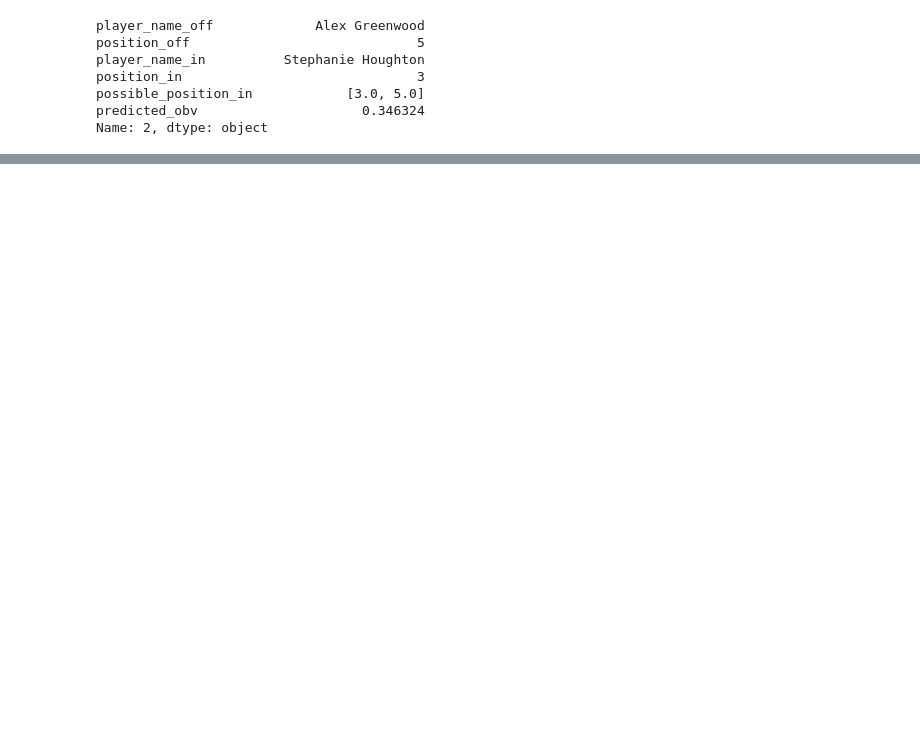
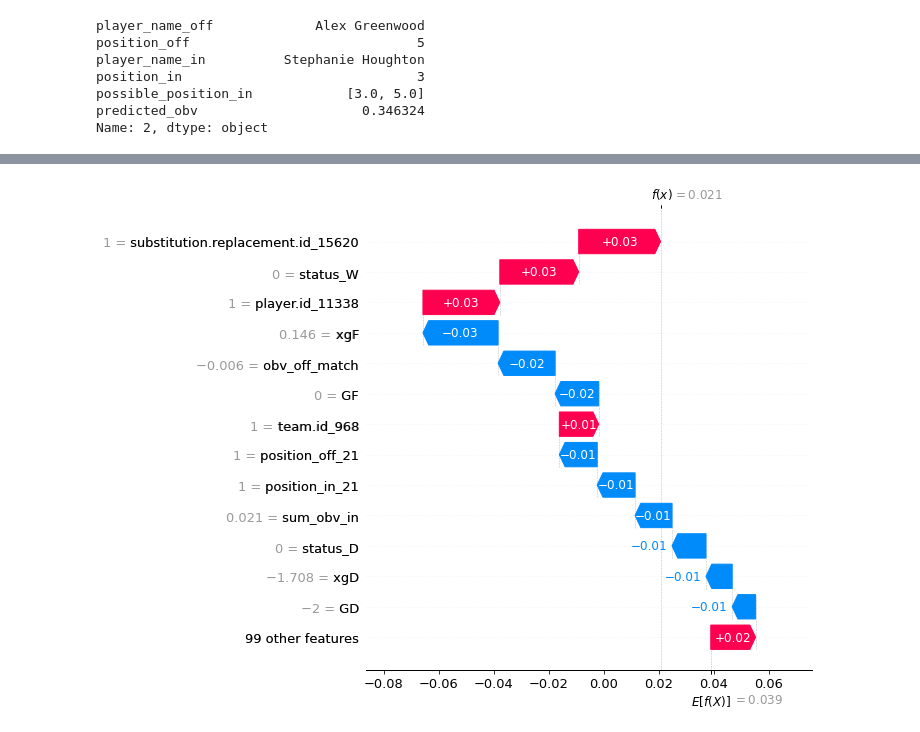
Before and after one commit to Juliette-De/Man-City-Hackathon, a Jupyter notebook: notebooks/Substitutions_exploration.ipynb, the cells around one changed output, grey strips where cells are left out. Saved outputs shown, nothing was run; the diff lists cells and outputs as text; code cells hidden in the pictures; blank space fills up the shorter version.

```diff
--- a/notebooks/Substitutions_exploration.ipynb
+++ b/notebooks/Substitutions_exploration.ipynb
@@ -720,0 +393,33 @@ total[total['player_name'] == 'Chloe Kelly']
+# %%
+import pandas as pd
+import numpy as np
+from sklearn.linear_model import LinearRegression
+from sklearn.pipeline import make_pipeline
+from sklearn.preprocessing import StandardScaler
+
+import streamlit as st
+from PIL import Image
+
+from load_data import fawsl, events, lineups, lineups_positions, matches, position, subs, columns, categorical, ohe, explanation
+from functions import preprocessing, predict_best_subs, stats_player, highlight
+
+
+
+### Model
+
+## Prepare training dataset
+
+train = subs[subs['match_id'] != matches['AstonVilla']] # Exclude AstonVilla game from the training dataset
+X_train = train[columns]
+Y_train = train['obv_in']
+
+
+## One hot encoding
+
+# get_dummies : not the same number of features in train and test data: https://stackoverflow.com/questions/67865253/valueerror-x-has-10-features-but-decisiontreeclassifier-is-expecting-11-featur
+train_array_hot_encoded = ohe.fit_transform(X_train[categorical])
+X_train = preprocessing(train_array_hot_encoded, X_train)
+
+model = make_pipeline(StandardScaler(with_mean=False),
+                      LinearRegression())
+model.fit(X_train, Y_train)
@@ -720,0 +484,8 @@ total[total['player_name'] == 'Chloe Kelly']
+# %%
+import shap
+
+# Need to load JS visualisation in the notebook
+shap.initjs()
+
+explainer = shap.Explainer(model.predict, X_train)
+shap_values = explainer(X_train)
@@ -720,0 +494,5 @@ total[total['player_name'] == 'Chloe Kelly']
+# %%
+# the waterfall_plot shows how we get from shap_values.base_values to model.predict(X)[sample_ind]
+shap.plots.waterfall(shap_values[0], max_display=14)
+# %% [output]
+[figure, added]
```
Also changed, not shown: parts of 46 cells of this notebook, 5 other files.
